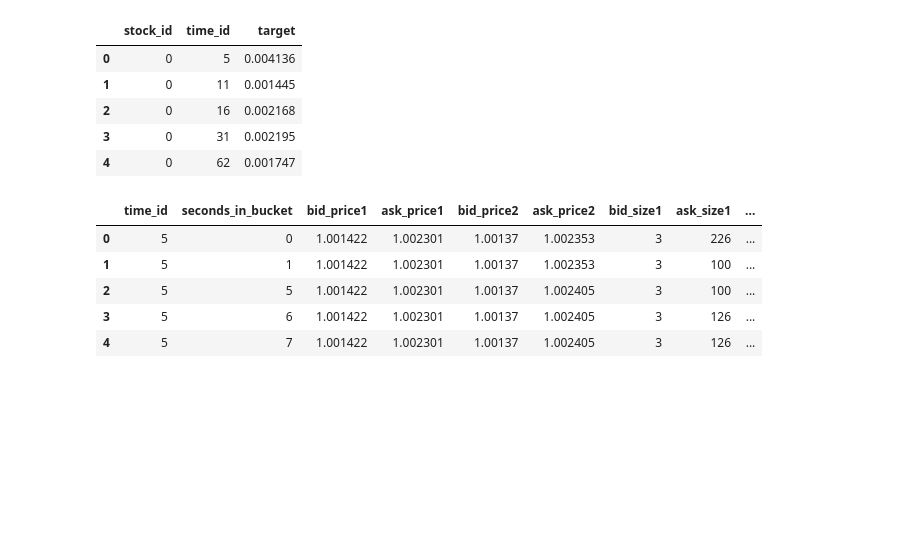
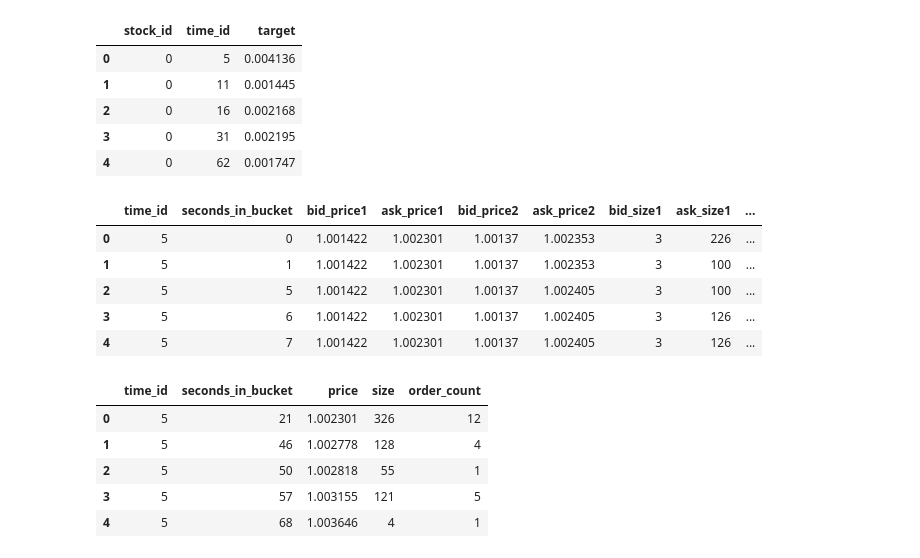
Before and after one commit to EricPPeterson/Optiver, a Jupyter notebook: OptiverGarch.ipynb, the cells around one changed output. Saved outputs shown, nothing was run; the diff lists cells and outputs as text; code cells hidden in the pictures; blank space fills up the shorter version.

```diff
--- a/OptiverGarch.ipynb
+++ b/OptiverGarch.ipynb
@@ -31,5 +31,14 @@ order_book.head()
 | 2 | 5 | 5 | 1.001422 | 1.002301 | 1.00137 | 1.002405 | 3 | 100 | ... |
 | 3 | 5 | 6 | 1.001422 | 1.002301 | 1.00137 | 1.002405 | 3 | 126 | ... |
 | 4 | 5 | 7 | 1.001422 | 1.002301 | 1.00137 | 1.002405 | 3 | 126 | ... |
+# %%
+trade_book.head()
+# %% [output]
+|  | time_id | seconds_in_bucket | price | size | order_count |
+| 0 | 5 | 21 | 1.002301 | 326 | 12 |
+| 1 | 5 | 46 | 1.002778 | 128 | 4 |
+| 2 | 5 | 50 | 1.002818 | 55 | 1 |
+| 3 | 5 | 57 | 1.003155 | 121 | 5 |
+| 4 | 5 | 68 | 1.003646 | 4 | 1 |
 # %%
 #preprocess a file
```
Also changed, not shown: parts of 16 cells of this notebook.
